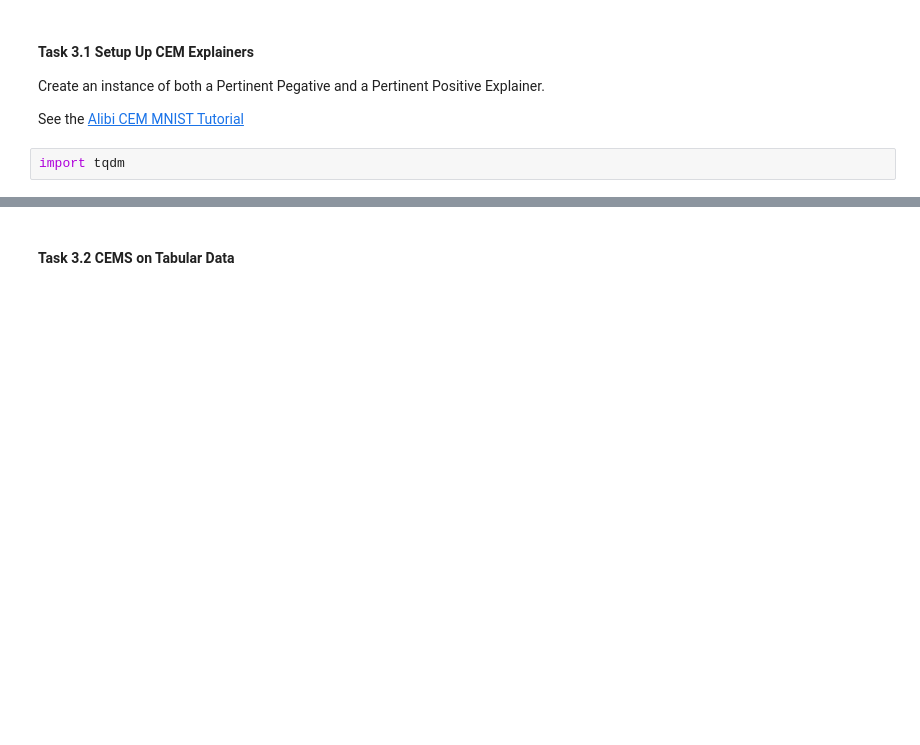
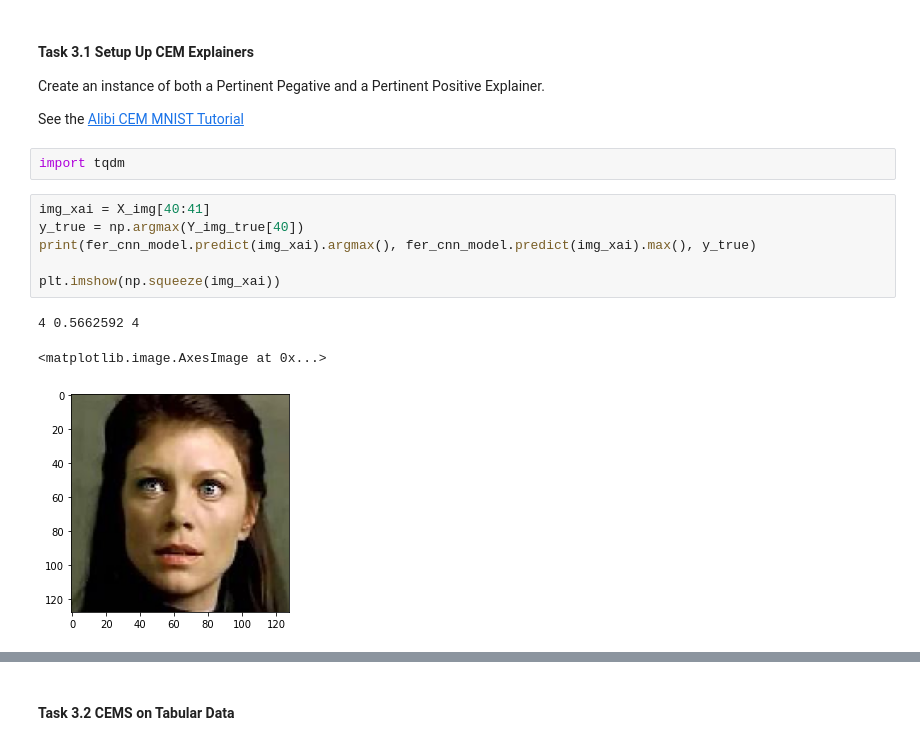
Before and after one commit to mbp-lab/sose2022_xai_ac, a Jupyter notebook: Notebooks/2. XAI for AC Notebook.ipynb.ipynb, the cells around one changed output, grey strips where cells are left out. Cells and saved outputs as stored; diff of their text form; blank space fills up the shorter version.

```diff
--- a/Notebooks/2. XAI for AC Notebook.ipynb.ipynb
+++ b/Notebooks/2. XAI for AC Notebook.ipynb.ipynb
@@ -446,6 +501,16 @@ Create an instance of both a Pertinent Pegative and a Pertinent Positive Explain
 See the [Alibi CEM MNIST Tutorial](https://docs.seldon.io/projects/alibi/en/stable/examples/cem_mnist.html)
 # %%
 import tqdm
+# %%
+img_xai = X_img[40:41]
+y_true = np.argmax(Y_img_true[40])
+print(fer_cnn_model.predict(img_xai).argmax(), fer_cnn_model.predict(img_xai).max(), y_true)
+
+plt.imshow(np.squeeze(img_xai))
+# %% [output]
+4 0.5662592 4
+<matplotlib.image.AxesImage at 0x...>
+[figure, added]
 # %%
 ##### YOUR CODE GOES HERE #####
 ###############################
```
Also changed, not shown: parts of 23 cells of this notebook.
